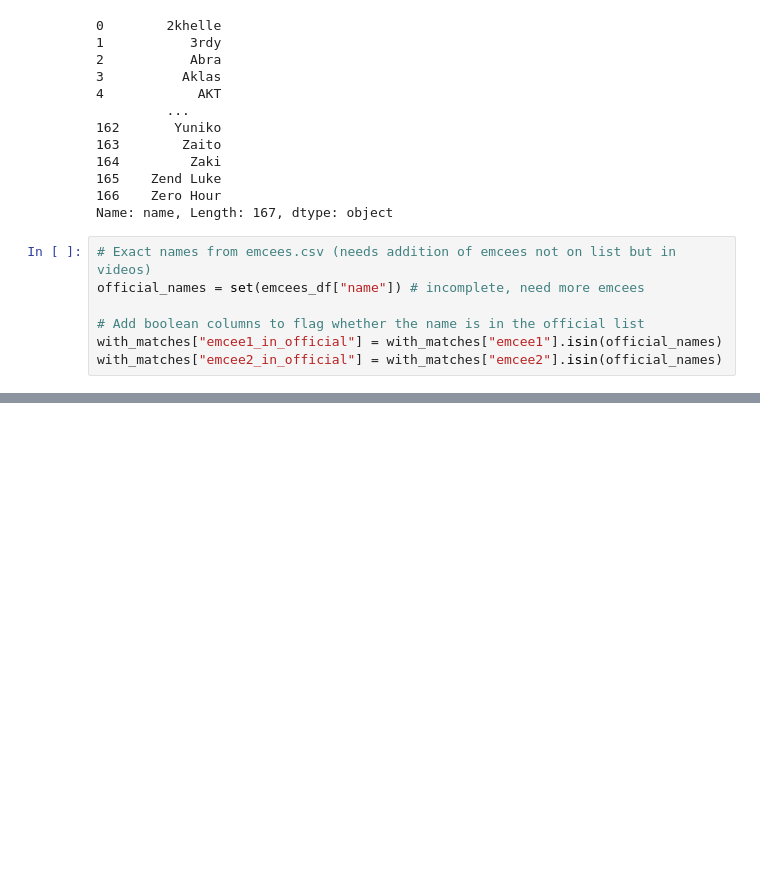
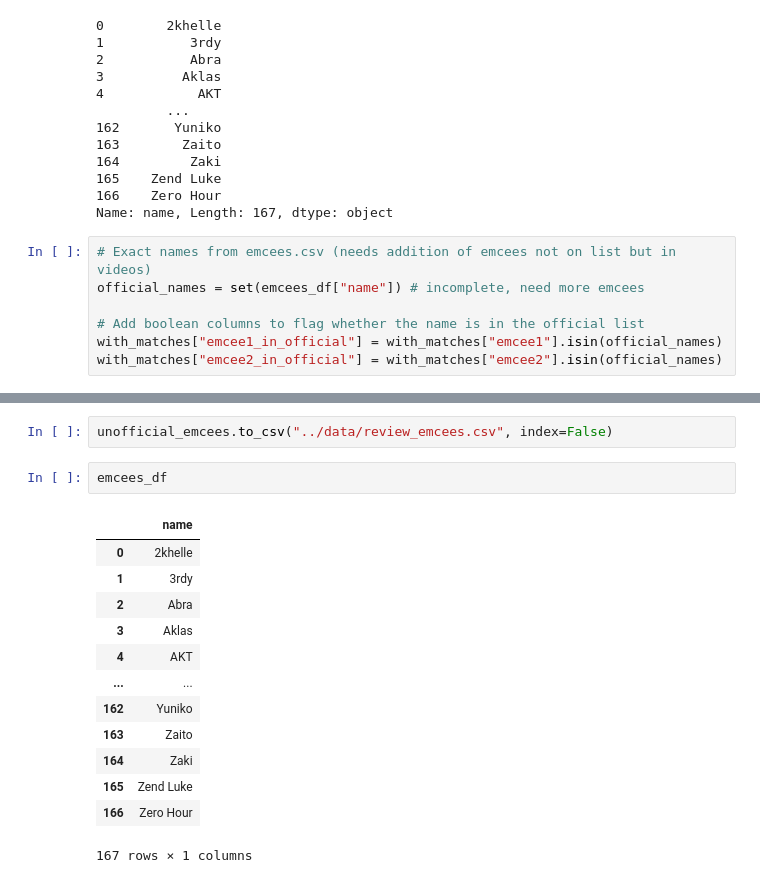
Before and after one commit to russluber/fliptop-analysis, a Jupyter notebook: notebooks/eda.ipynb, the cells around one changed output, grey strips where cells are left out. Drawn from its saved outputs; the diff is of its cells as text; blank space fills up the shorter version.

```diff
--- a/notebooks/eda.ipynb
+++ b/notebooks/eda.ipynb
@@ -692,0 +760,18 @@ with_matches["emcee2_in_official"] = with_matches["emcee2"].isin(official_names)
+# %%
+unofficial_emcees.to_csv("../data/review_emcees.csv", index=False)
+# %%
+emcees_df
+# %% [output]
+|  | name |
+| 0 | 2khelle |
+| 1 | 3rdy |
+| 2 | Abra |
+| 3 | Aklas |
+| 4 | AKT |
+| ... | ... |
+| 162 | Yuniko |
+| 163 | Zaito |
+| 164 | Zaki |
+| 165 | Zend Luke |
+| 166 | Zero Hour |
+167 rows × 1 columns
```
Also changed, not shown: parts of 13 cells of this notebook.
